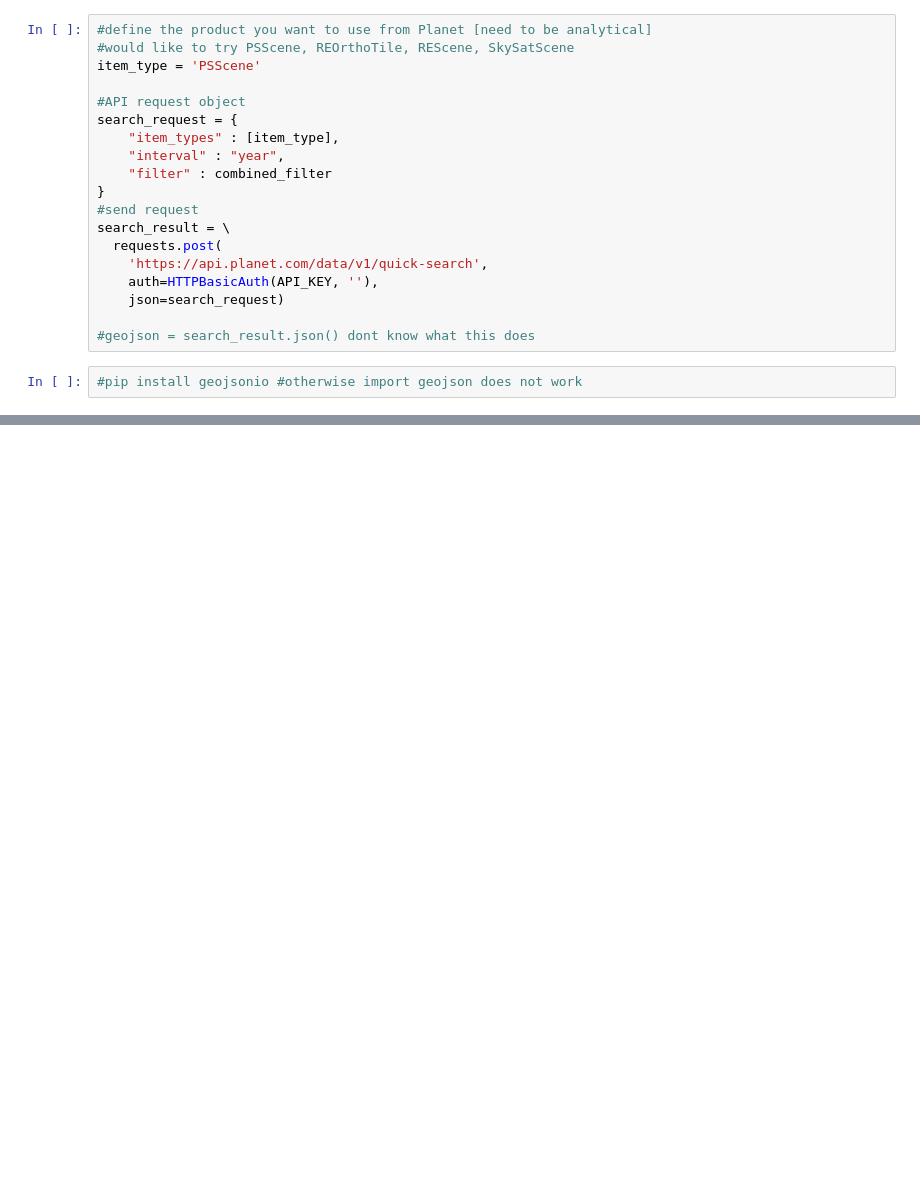
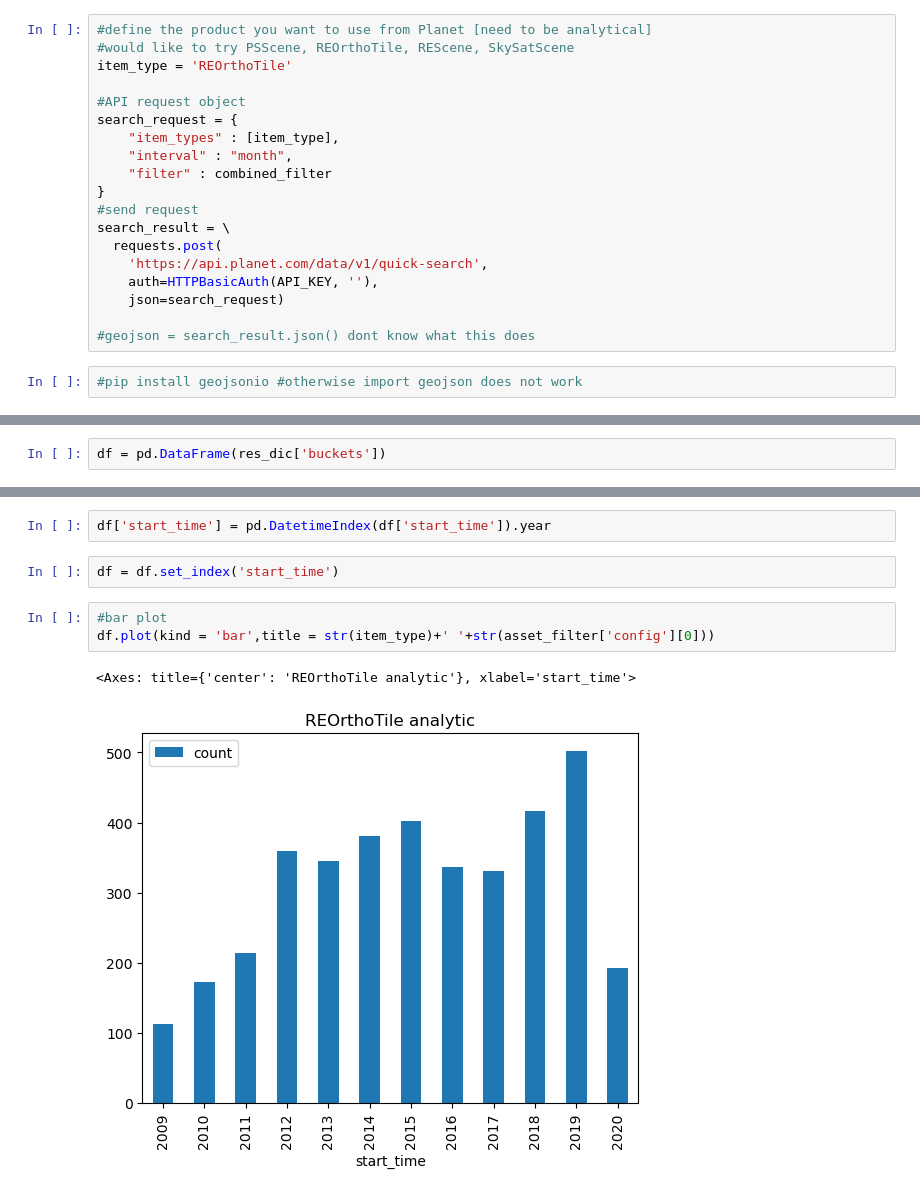
Before and after one commit to ppuentex/ColoradoR_RemoteSensing, a Jupyter notebook: search_API.ipynb, the cells around one changed output, grey strips where cells are left out. Drawn from its saved outputs; the diff is of its cells as text; blank space fills up the shorter version.

Commit message:
making graphs of # of scenes available for  planet AOI lake Mead

```diff
--- a/search_API.ipynb
+++ b/search_API.ipynb
@@ -119,12 +132,12 @@ combined_filter = {
 # %%
 #define the product you want to use from Planet [need to be analytical]
 #would like to try PSScene, REOrthoTile, REScene, SkySatScene
-item_type = 'PSScene'
+item_type = 'REOrthoTile'
 
 #API request object
 search_request = {
     "item_types" : [item_type],
-    "interval" : "year",
+    "interval" : "month",
     "filter" : combined_filter
 }
 #send request
@@ -183,0 +206,2 @@ res_dic['buckets']
+# %%
+df = pd.DataFrame(res_dic['buckets'])
@@ -183,0 +224,10 @@ res_dic['buckets']
+# %%
+df['start_time'] = pd.DatetimeIndex(df['start_time']).year
+# %%
+df = df.set_index('start_time')
+# %%
+#bar plot
+df.plot(kind = 'bar',title = str(item_type)+' '+str(asset_filter['config'][0]))
+# %% [output]
+<Axes: title={'center': 'REOrthoTile analytic'}, xlabel='start_time'>
+[figure, added]
```
Also changed, not shown: parts of 9 cells of this notebook.
